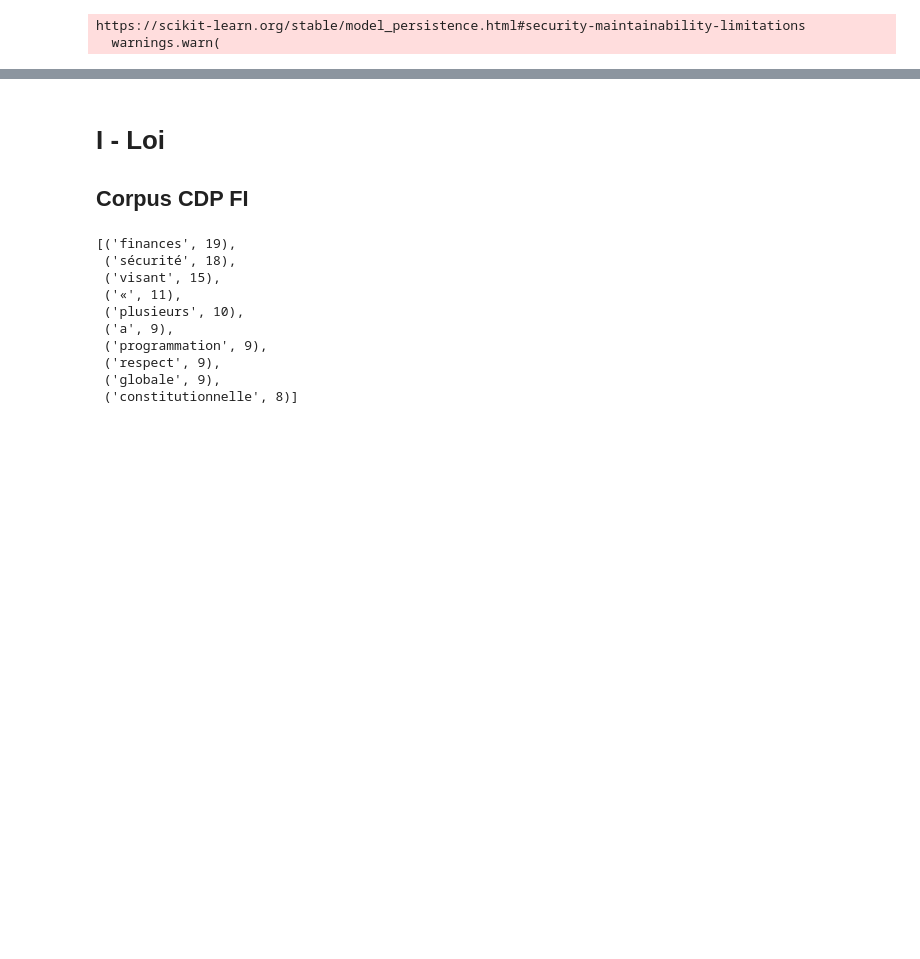
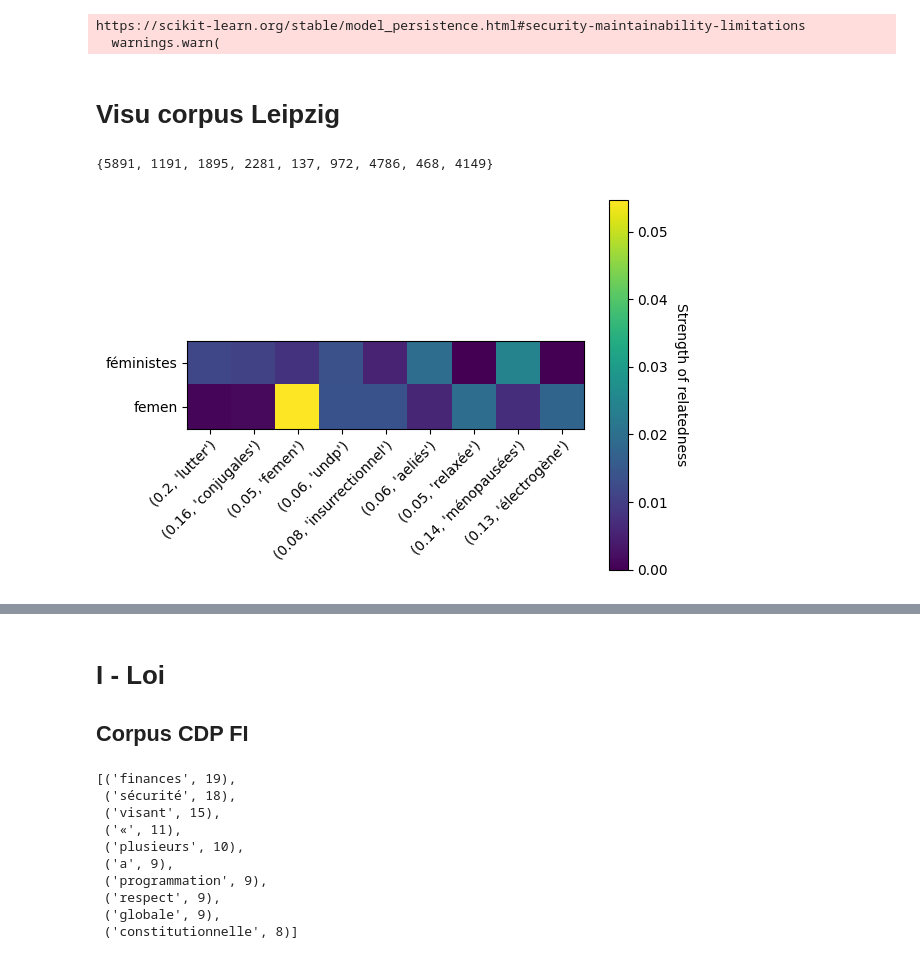
Before and after one commit to SINr-Embeddings/sinr, a Jupyter notebook: HackatalNotebook.ipynb, the cells around one changed output, grey strips where cells are left out. Drawn from its saved outputs; the diff is of its cells as text; code cells hidden in the pictures; blank space fills up the shorter version.

```diff
--- a/HackatalNotebook.ipynb
+++ b/HackatalNotebook.ipynb
@@ -9,3 +12,12 @@ model.load()
 # %% [output]
 https://scikit-learn.org/stable/model_persistence.html#security-maintainability-limitations
   warnings.warn(
+# %% [markdown]
+# Visu corpus Leipzig
+# %%
+import sinr.viz as viz
+sinr_viz = viz.SINrViz(model)
+sinr_viz.compare_descriptors(["féministes", "femen"])
+# %% [output]
+{5891, 1191, 1895, 2281, 137, 972, 4786, 468, 4149}
+[figure, added]
```
Also changed, not shown: parts of 3 cells of this notebook.
